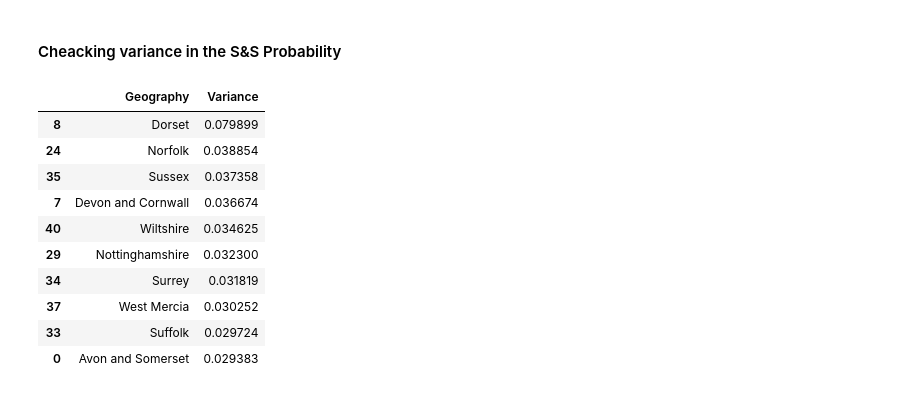
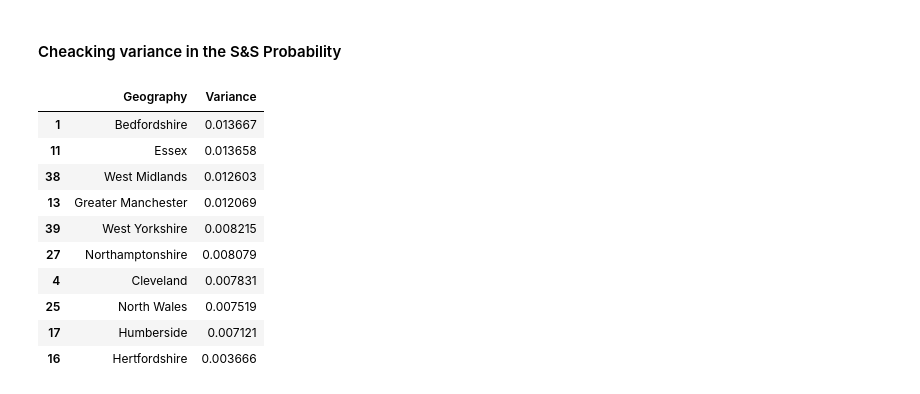
Before and after one commit to neerajthandayan/CourseProject, a Jupyter notebook: Crime_Data.ipynb, the cells around one changed output. Saved outputs shown, nothing was run; the diff lists cells and outputs as text; code cells hidden in the pictures.

```diff
--- a/Crime_Data.ipynb
+++ b/Crime_Data.ipynb
@@ -275,17 +280,17 @@ ggtitle('Police Force Area Count vs. Max Probability of S&S by Ethnicity')
 #### Cheacking variance in the S&S Probability
 # %%
 SSVar = SSProb.iloc[:,:-1].copy()
-ArVar['Variance'] = ArVar.iloc[:,1:].var(axis=1)
-ArVar[['Geography','Variance']].sort_values(by='Variance', ascending=False).head(10)
+SSVar['Variance'] = SSVar.iloc[:,1:].var(axis=1).copy()
+SSVar[['Geography','Variance']].sort_values(by='Variance', ascending=False).tail(10)
 # %% [output]
 |  | Geography | Variance |
-| 8 | Dorset | 0.079899 |
-| 24 | Norfolk | 0.038854 |
-| 35 | Sussex | 0.037358 |
-| 7 | Devon and Cornwall | 0.036674 |
-| 40 | Wiltshire | 0.034625 |
-| 29 | Nottinghamshire | 0.032300 |
-| 34 | Surrey | 0.031819 |
-| 37 | West Mercia | 0.030252 |
-| 33 | Suffolk | 0.029724 |
-| 0 | Avon and Somerset | 0.029383 |
+| 1 | Bedfordshire | 0.013667 |
+| 11 | Essex | 0.013658 |
+| 38 | West Midlands | 0.012603 |
+| 13 | Greater Manchester | 0.012069 |
+| 39 | West Yorkshire | 0.008215 |
+| 27 | Northamptonshire | 0.008079 |
+| 4 | Cleveland | 0.007831 |
+| 25 | North Wales | 0.007519 |
+| 17 | Humberside | 0.007121 |
+| 16 | Hertfordshire | 0.003666 |
```
Also changed, not shown: parts of 10 cells of this notebook.
